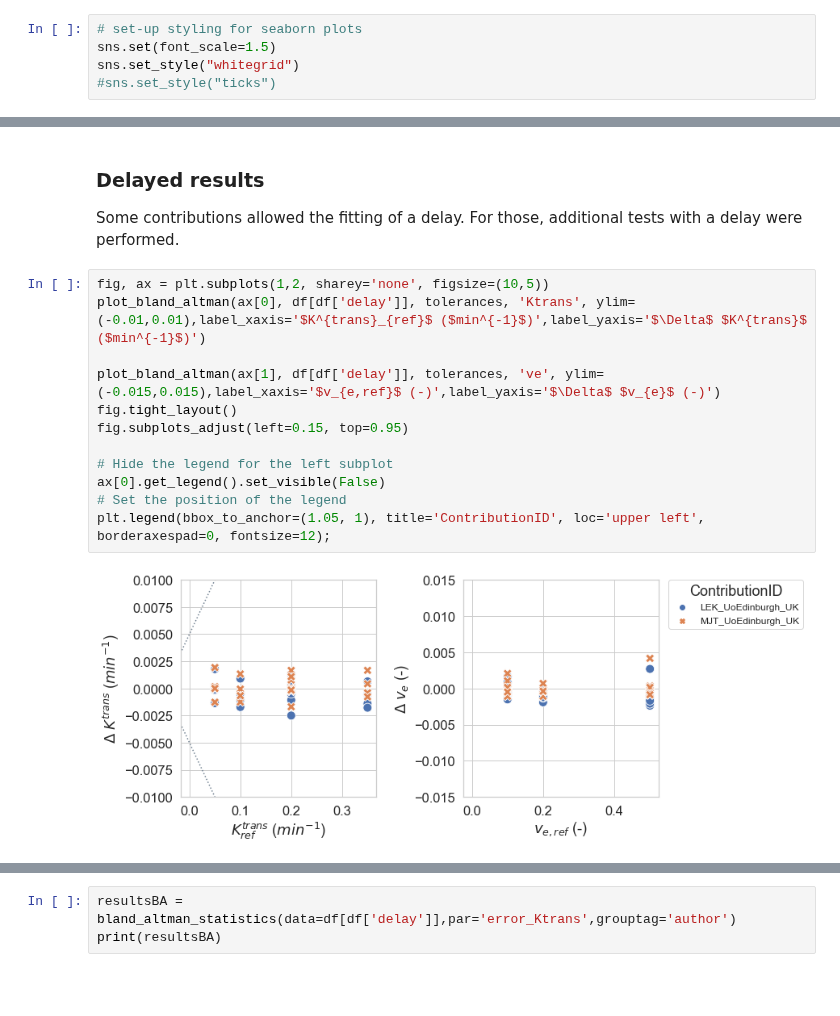
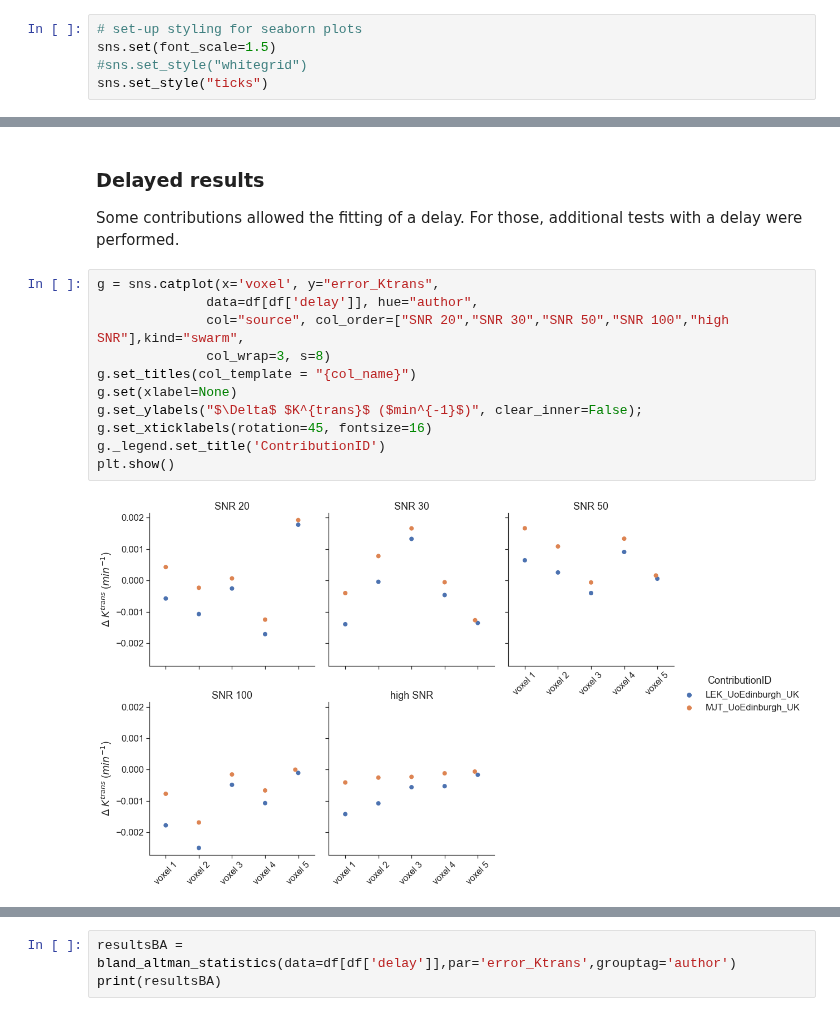
Before and after one commit to OSIPI/DCE-DSC-MRI_CodeCollection, a Jupyter notebook: notebooks/ToftsModel.ipynb, the cells around one changed output, grey strips where cells are left out. Cells and saved outputs as stored; diff of their text form; blank space fills up the shorter version.

Commit message:
update style of figures for all model notebooks; removed old BA plots

```diff
--- a/notebooks/ToftsModel.ipynb
+++ b/notebooks/ToftsModel.ipynb
@@ -163,6 +163,6 @@ df.head(n=5)[['voxel','Ktrans_ref','ve_ref']]
 # %%
 # set-up styling for seaborn plots
 sns.set(font_scale=1.5)
-sns.set_style("whitegrid")
-#sns.set_style("ticks")
+#sns.set_style("whitegrid")
+sns.set_style("ticks")
 # %%
@@ -249,16 +229,15 @@ ST_USyd_Aus            0.000052  0.001132  -0.002166   0.002271
 
 Some contributions allowed the fitting of a delay. For those, additional tests with a delay were performed.
 # %%
-fig, ax = plt.subplots(1,2, sharey='none', figsize=(10,5))
-plot_bland_altman(ax[0], df[df['delay']], tolerances, 'Ktrans', ylim=(-0.01,0.01),label_xaxis='$K^{trans}_{ref}$ ($min^{-1}$)',label_yaxis='$\Delta$ $K^{trans}$ ($min^{-1}$)')
-
-plot_bland_altman(ax[1], df[df['delay']], tolerances, 've', ylim=(-0.015,0.015),label_xaxis='$v_{e,ref}$ (-)',label_yaxis='$\Delta$ $v_{e}$ (-)')
-fig.tight_layout()
-fig.subplots_adjust(left=0.15, top=0.95)
-
-# Hide the legend for the left subplot
-ax[0].get_legend().set_visible(False)
-# Set the position of the legend
-plt.legend(bbox_to_anchor=(1.05, 1), title='ContributionID', loc='upper left', borderaxespad=0, fontsize=12);
+g = sns.catplot(x='voxel', y="error_Ktrans",
+              data=df[df['delay']], hue="author",
+              col="source", col_order=["SNR 20","SNR 30","SNR 50","SNR 100","high SNR"],kind="swarm",
+              col_wrap=3, s=8)
+g.set_titles(col_template = "{col_name}")
+g.set(xlabel=None)
+g.set_ylabels("$\Delta$ $K^{trans}$ ($min^{-1}$)", clear_inner=False);
+g.set_xticklabels(rotation=45, fontsize=16)
+g._legend.set_title('ContributionID')
+plt.show()
 # %% [output]
-[figure, old version]
+[figure, new version]
```
Also changed, not shown: parts of 5 cells of this notebook, 4 other files.
